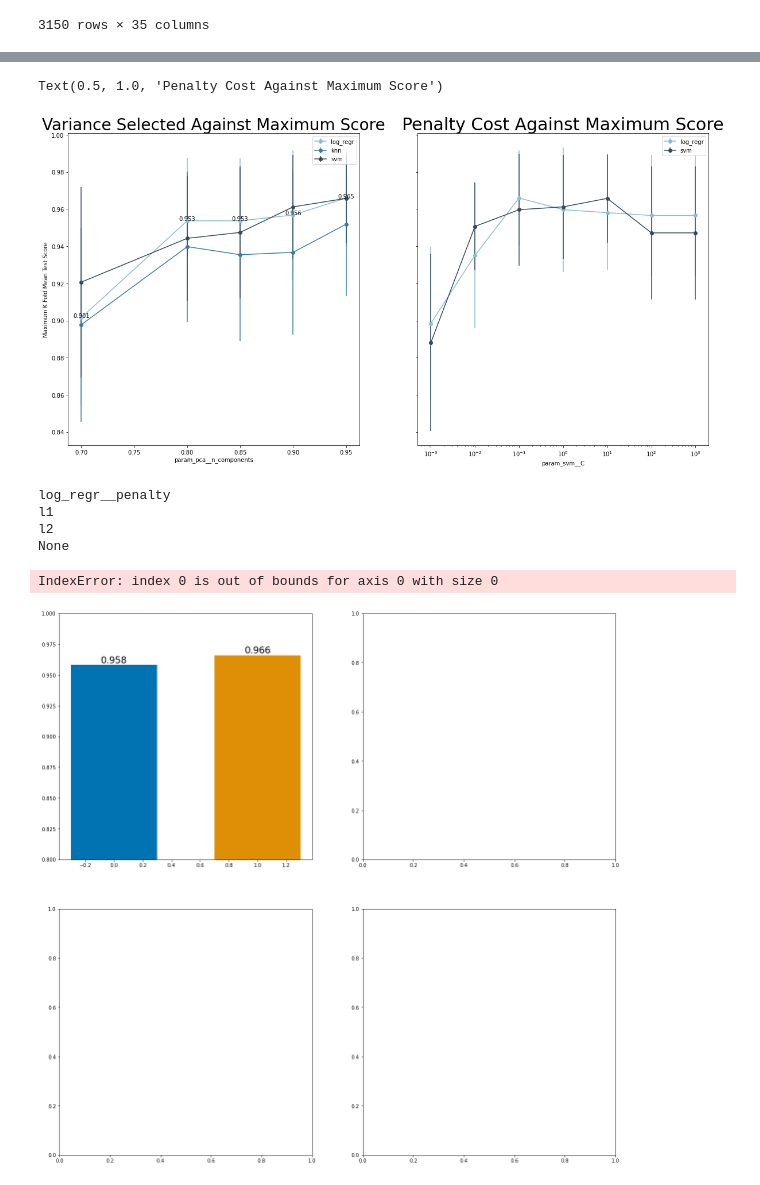
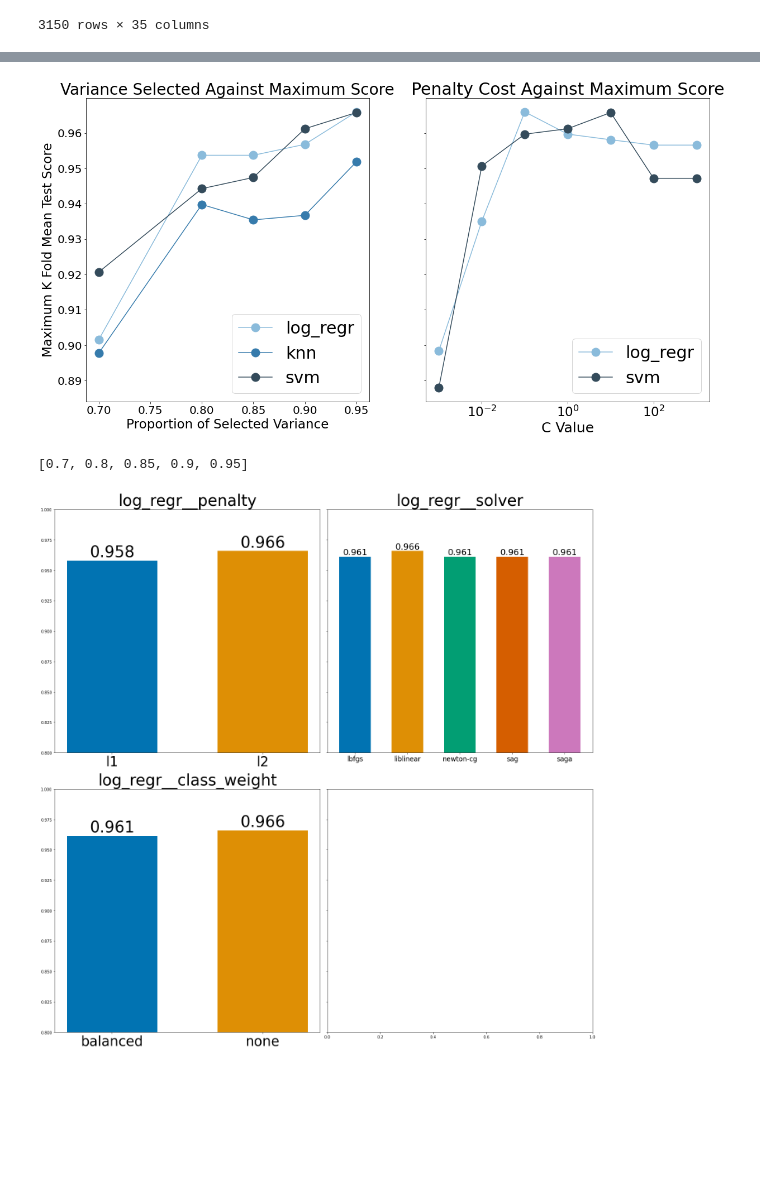
Before and after one commit to zapper-95/WDBC-ML, a Jupyter notebook: joe_updates.ipynb, the cells around one changed output, grey strips where cells are left out. Saved outputs shown, nothing was run; the diff lists cells and outputs as text; code cells hidden in the pictures; blank space fills up the shorter version.

```diff
--- a/joe_updates.ipynb
+++ b/joe_updates.ipynb
@@ -327,8 +327,7 @@ from sklearn.pipeline import Pipeline
 from sklearn.model_selection import GridSearchCV
 
 #the grid search will use a combination of mcc score and f2 measure to evaluate each hyperparameter combo
-scoring = {'MCC': MCC_scorer,
-              'f2-measure': f2_scorer}
+scoring = {'MCC': MCC_scorer}
 
 
 
@@ -454,0 +422,16 @@ nan
+# %%
+#credit to https://scikit-learn.org/stable/auto_examples/compose/plot_digits_pipe.html
+# and help from https://www.includehelp.com/python/pandas-dataframe-select-row-by-max-value-in-group.aspx
+
+import warnings
+warnings.simplefilter(action='ignore', category=FutureWarning)
+
+
+log_regr_results = pd.DataFrame(searches[0].cv_results_)
+knn_results = pd.DataFrame(searches[1].cv_results_)
+svm_results = pd.DataFrame(searches[2].cv_results_)
+
+
+log_regr_results['param_log_regr__class_weight'] = log_regr_results['param_log_regr__class_weight'].fillna("none")
+log_regr_results = log_regr_results.dropna()
+log_regr_results
@@ -460,9 +457,6 @@ import warnings
 import math
 fig, axes = plt.subplots(nrows=1,ncols=2,figsize=(20, 10), sharey = True)
 
-def addlabels(x,y, ax): #function to display the values of points on graph
-    for i in range(len(x)):
-        ax.text(x[i], y[i], math.trunc(y[i] * 1000)/1000, ha = 'center' )
 
 '''
 
@@ -473,14 +467,16 @@ knn_pca = knn_results.loc[knn_results.groupby(['param_pca__n_components'])['mean
 svm_pca = svm_results.loc[svm_results.groupby(['param_pca__n_components'])['mean_test_score'].idxmax()]
 
 
-log_regr_pca.plot(x='param_pca__n_components', y="mean_test_score", yerr="std_test_score", ax=axes[0], color= colours[0],  marker='o', alpha = 1)
-knn_pca.plot(x='param_pca__n_components', y="mean_test_score", yerr="std_test_score", ax=axes[0], color= colours[1],  marker='o', alpha = 1)
-svm_pca.plot(x='param_pca__n_components', y="mean_test_score", yerr="std_test_score", ax=axes[0], color= colours[2],  marker='o', alpha = 1)
+log_regr_pca.plot(x='param_pca__n_components', y="mean_test_score", ax=axes[0], color= colours[0],  marker='o', alpha = 1, markersize=15)
+knn_pca.plot(x='param_pca__n_components', y="mean_test_score", ax=axes[0], color= colours[1],  marker='o', alpha = 1, markersize=15)
+svm_pca.plot(x='param_pca__n_components', y="mean_test_score", ax=axes[0], color= colours[2],  marker='o', alpha = 1, markersize=15)
 
-axes[0].legend(model_names)
-axes[0].set_ylabel("Maximum K Fold Mean Test Score")
+axes[0].legend(model_names,fontsize=30, loc='lower right')
+axes[0].set_ylabel("Maximum K Fold Mean Test Score", fontsize = 23)
 axes[0].set_title("Variance Selected Against Maximum Score", fontsize = 28)
-addlabels(list(log_regr_pca['param_pca__n_components']), list(log_regr_pca['mean_test_score']), axes[0])
+axes[0].yaxis.set_tick_params(labelsize = 20)
+axes[0].xaxis.set_tick_params(labelsize = 20)
+axes[0].set_xlabel('Proportion of Selected Variance', fontsize=23)
 '''
 PLOTTING C VALUE FOR LOG_REGR AND SVM
 
@@ -490,16 +486,21 @@ log_regr_C = log_regr_results.loc[log_regr_results.groupby(['param_log_regr__C']
 svm_C = svm_results.loc[svm_results.groupby(['param_svm__C'])['mean_test_score'].idxmax()]
 
 
-log_regr_C.plot(x='param_log_regr__C', y="mean_test_score", yerr="std_test_score", ax=axes[1], color= colours[0],  marker='o', alpha = 1)
-svm_C.plot(x='param_svm__C', y="mean_test_score", yerr="std_test_score", ax=axes[1], color= colours[2],  marker='o', alpha = 1)
+log_regr_C.plot(x='param_log_regr__C', y="mean_test_score", ax=axes[1], color= colours[0],  marker='o', alpha = 1,markersize=15)
+svm_C.plot(x='param_svm__C', y="mean_test_score", ax=axes[1], color= colours[2],  marker='o', alpha = 1, markersize=15)
 axes[1].set_xscale('log')
-axes[1].legend([model_names[0]]+ [model_names[2]])
+axes[1].legend([model_names[0]]+ [model_names[2]],fontsize=30, loc='lower right')
 axes[1].set_title("Penalty Cost Against Maximum Score", fontsize = 30)
+axes[1].xaxis.set_tick_params(labelsize = 23)
+axes[1].set_xlabel('C Value', fontsize=25)
+plt.savefig('C_and_pca_graphs.png', bbox_inches='tight')
+plt.show()
 # %% [output]
-Text(0.5, 1.0, 'Penalty Cost Against Maximum Score')
-[figure, old version]
+[figure, new version]
 # %%
 list(log_regr_pca['param_pca__n_components'])
+# %% [output]
+[0.7, 0.8, 0.85, 0.9, 0.95]
 # %%
 y
 # %%
@@ -511,16 +512,15 @@ hyper_params_values = list((search_spaces[0].values()))[3:]
 
 n = len(hyper_params)
 
-fig, axes = plt.subplots(nrows=(n//2) +1,ncols=2,figsize=(20, 20))
+fig, axes = plt.subplots(nrows=(n//2) +1,ncols=2,figsize=(20, 20), sharey = True)
 for i in range(n): #going through each hyperparameter
 
     row = i//2
     col = i%2
 
     hyper_param = hyper_params[i]
-    hyper_param_value = hyper_params_values[i]
-
-    print(hyper_param)
+    hyper_param_values = hyper_params_values[i]
+    hyper_param_values[:] = [x if x != None else "none" for x in hyper_param_values]
 
     x = np.arange(len(hyper_param_values))
     grouped_results = log_regr_results.loc[log_regr_results.groupby(["param_" +hyper_param])['mean_test_score'].idxmax()]
@@ -532,44 +532,34 @@ for i in range(n): #going through each hyperparameter
         axes[row,col].plot(x, y, linewidth = 5, marker='o')
         #axes[row,col].set_xticks(x, hyper_param_values, fontsize = 25)
 
         axes[row,col].set_ylim(0.9, 1)
 
     else:
 
 
         width = 0.6
 
 
 
         #for each hyperparameter possible value
         for j, value in enumerate(hyper_param_values):
-            print(value)
-
-            if(value == None):
-                y = grouped_results[grouped_results["param_" +hyper_param]=='none']['mean_test_score'].values[0]
-            else:
-                y = grouped_results[grouped_results["param_" +hyper_param]==value]['mean_test_score'].values[0]
+            y = grouped_results[grouped_results["param_" +hyper_param]==value]['mean_test_score'].values[0]
             bar1 = axes[row, col].bar(x[j], y, width, color = colours2[j])
             axes[row,col].set_ylim(0.8, 1)
             axes[row,col].bar_label(bar1, fmt = '%.3f', fontsize = 60/len(x)+10)
 
 
 
     axes[row,col].xaxis.set_tick_params(labelsize = 60/len(x)+5)
     axes[row,col].set_xticks(x)
     axes[row, col].set_xticklabels(hyper_param_values)
 
 
 
 
     axes[row,col].set_title(hyper_param, fontsize = 40)
-
-plt.savefig('log_regr_hyper_params.png')
+plt.tight_layout()
+plt.savefig('log_regr_hyper_params.png', bbox_inches='tight')
 plt.show()
 # %% [output]
-log_regr__penalty
-l1
-l2
-None
-IndexError: index 0 is out of bounds for axis 0 with size 0
-[figure, old version]
+[figure, new version]
```
Also changed, not shown: parts of 11 cells of this notebook.
